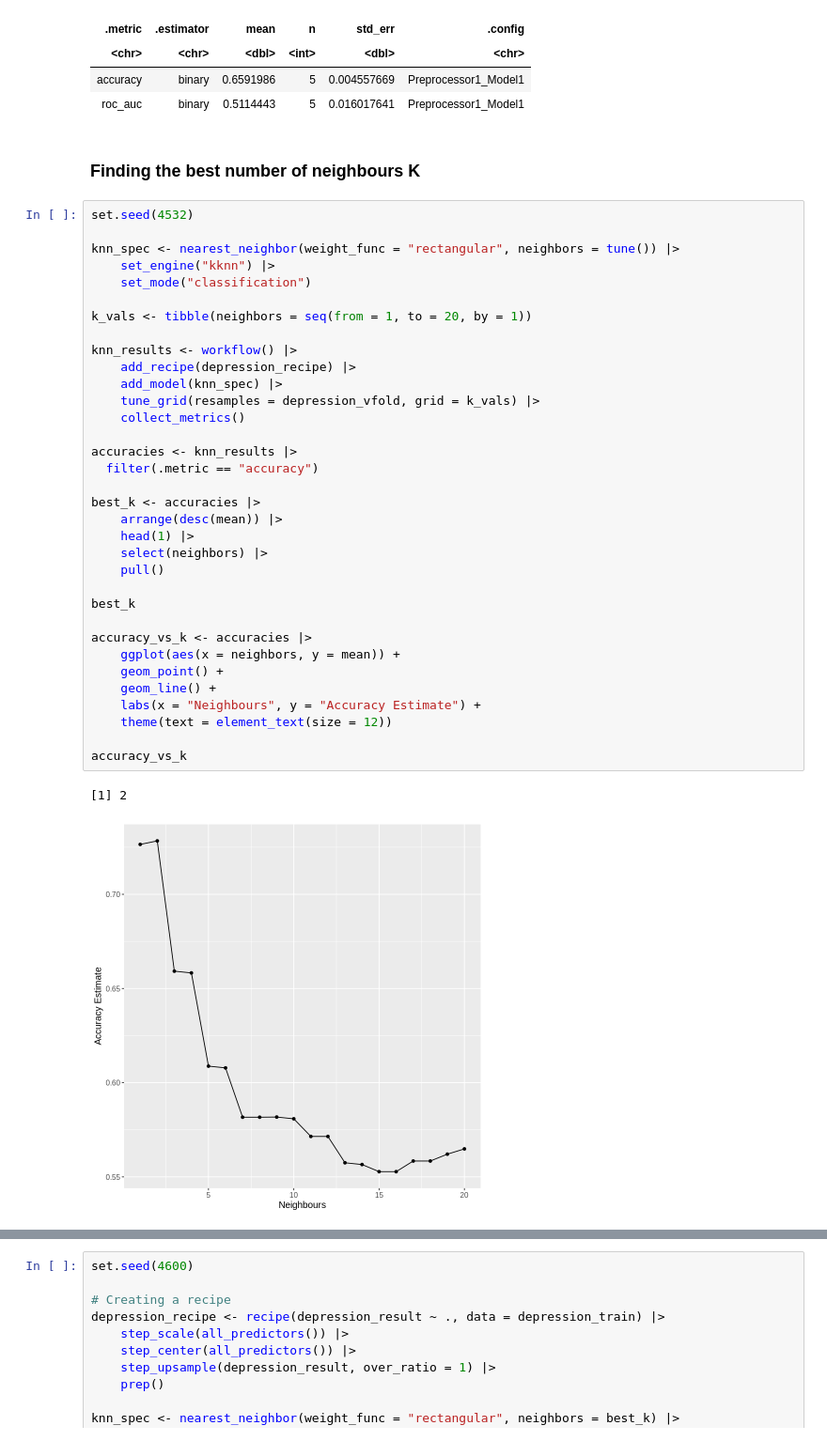
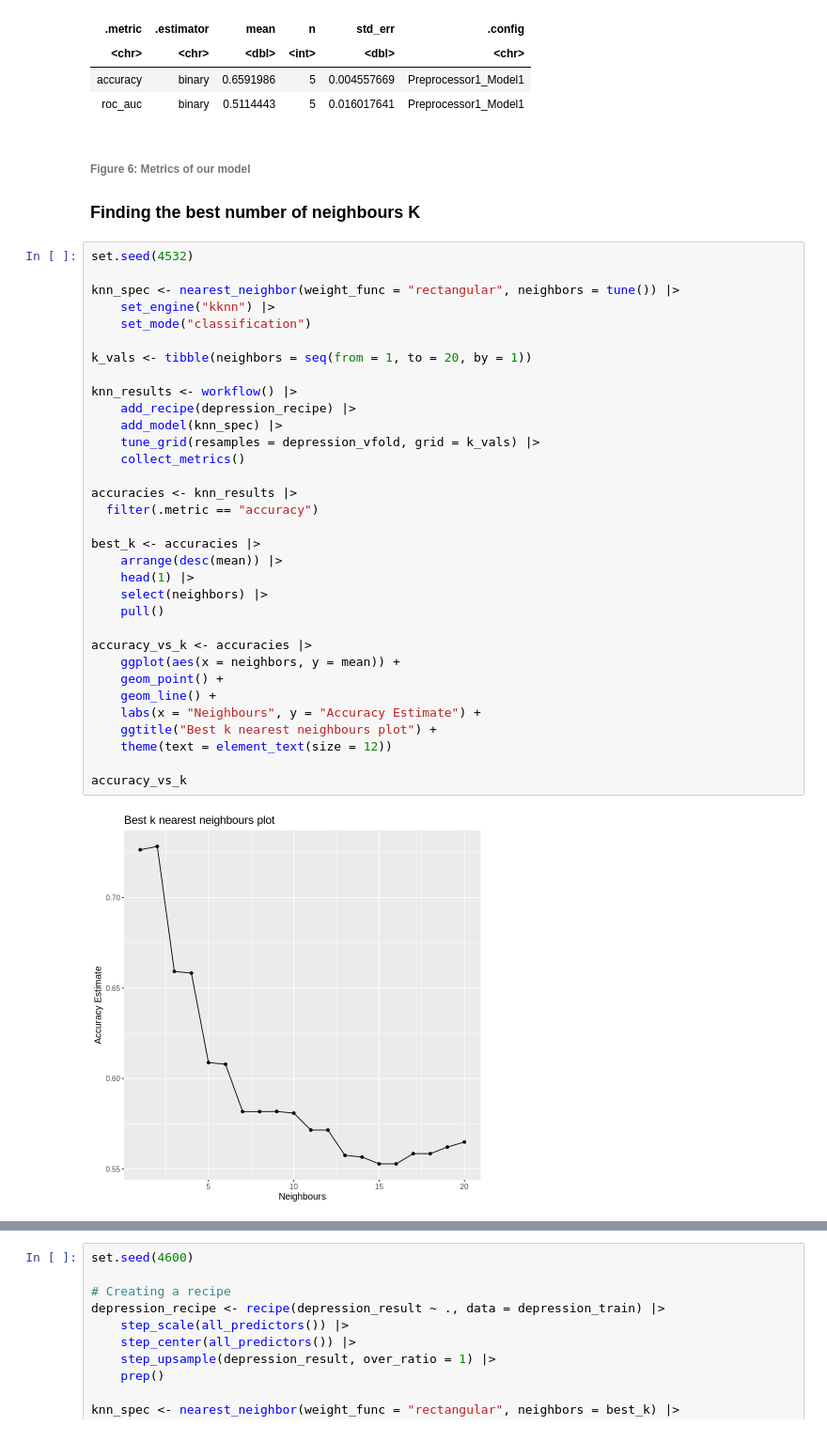
Before and after one commit to DonaldKLee/DSCI-100-Group-Project, a Jupyter notebook: main.ipynb, the cells around one changed output, grey strips where cells are left out. Shown: that part at 94% size. Cells and saved outputs as stored; diff of their text form.

```diff
--- a/main.ipynb
+++ b/main.ipynb
@@ -278,6 +293,8 @@ A tibble: 2 × 6
 | accuracy | binary | 0.6591986 | 5 | 0.004557669 | Preprocessor1_Model1 |
 | roc_auc | binary | 0.5114443 | 5 | 0.016017641 | Preprocessor1_Model1 |
 # %% [markdown]
+###### Figure 6: Metrics of our model
+
 ### Finding the best number of neighbours K
 # %%
 set.seed(4532)
@@ -285,35 +302,33 @@ set.seed(4532)
 knn_spec <- nearest_neighbor(weight_func = "rectangular", neighbors = tune()) |>
     set_engine("kknn") |>
     set_mode("classification")
 
 k_vals <- tibble(neighbors = seq(from = 1, to = 20, by = 1))
 
 knn_results <- workflow() |>
     add_recipe(depression_recipe) |>
     add_model(knn_spec) |>
     tune_grid(resamples = depression_vfold, grid = k_vals) |>
     collect_metrics()
 
 accuracies <- knn_results |>
   filter(.metric == "accuracy")
 
 best_k <- accuracies |>
     arrange(desc(mean)) |>
     head(1) |>
     select(neighbors) |>
     pull()
 
-best_k
-
 accuracy_vs_k <- accuracies |>
     ggplot(aes(x = neighbors, y = mean)) +
     geom_point() +
     geom_line() +
     labs(x = "Neighbours", y = "Accuracy Estimate") +
+    ggtitle("Best k nearest neighbours plot") +
     theme(text = element_text(size = 12))
 
 accuracy_vs_k
 # %% [output]
-[1] 2
-[figure, old version]
+[figure, new version]
 # %% [markdown]
```
Also changed, not shown: parts of 21 cells of this notebook.
